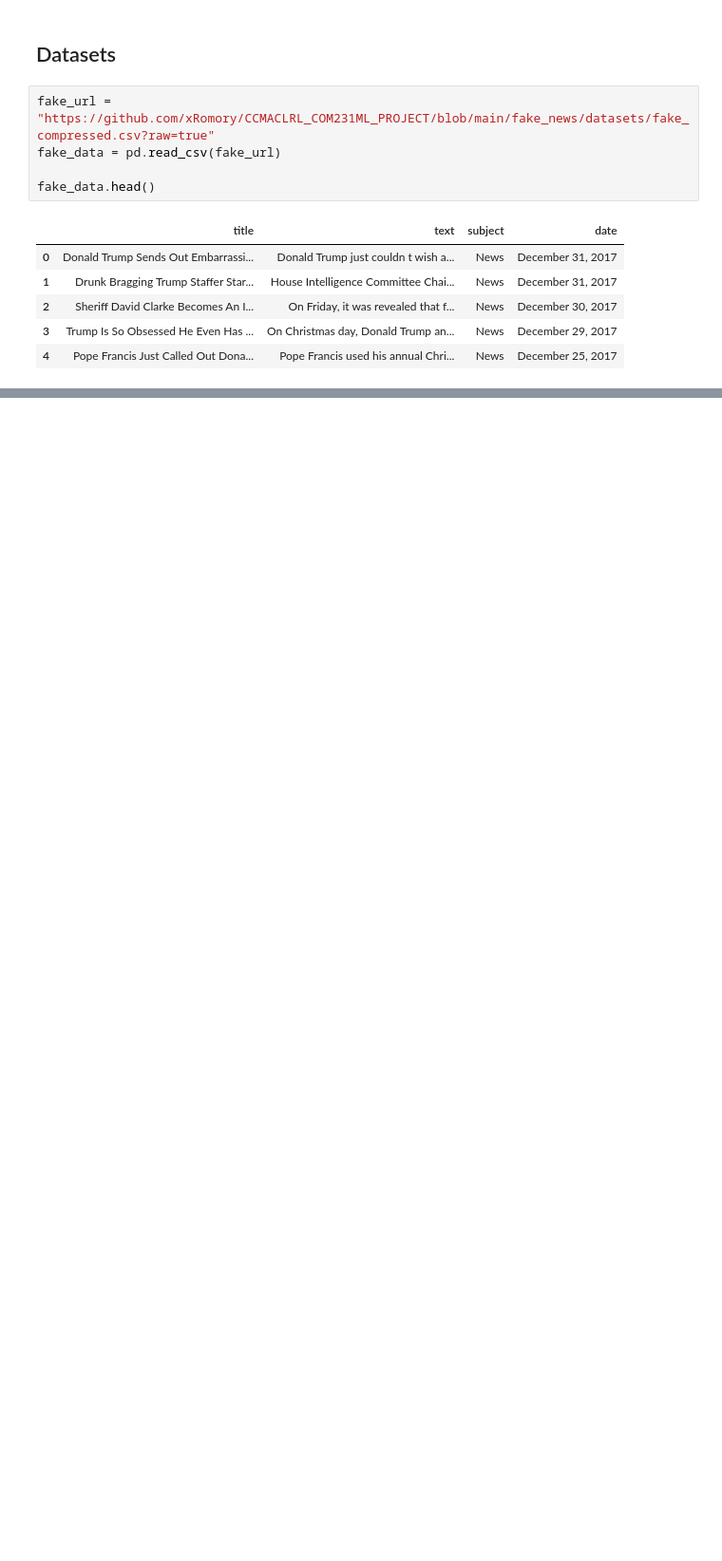
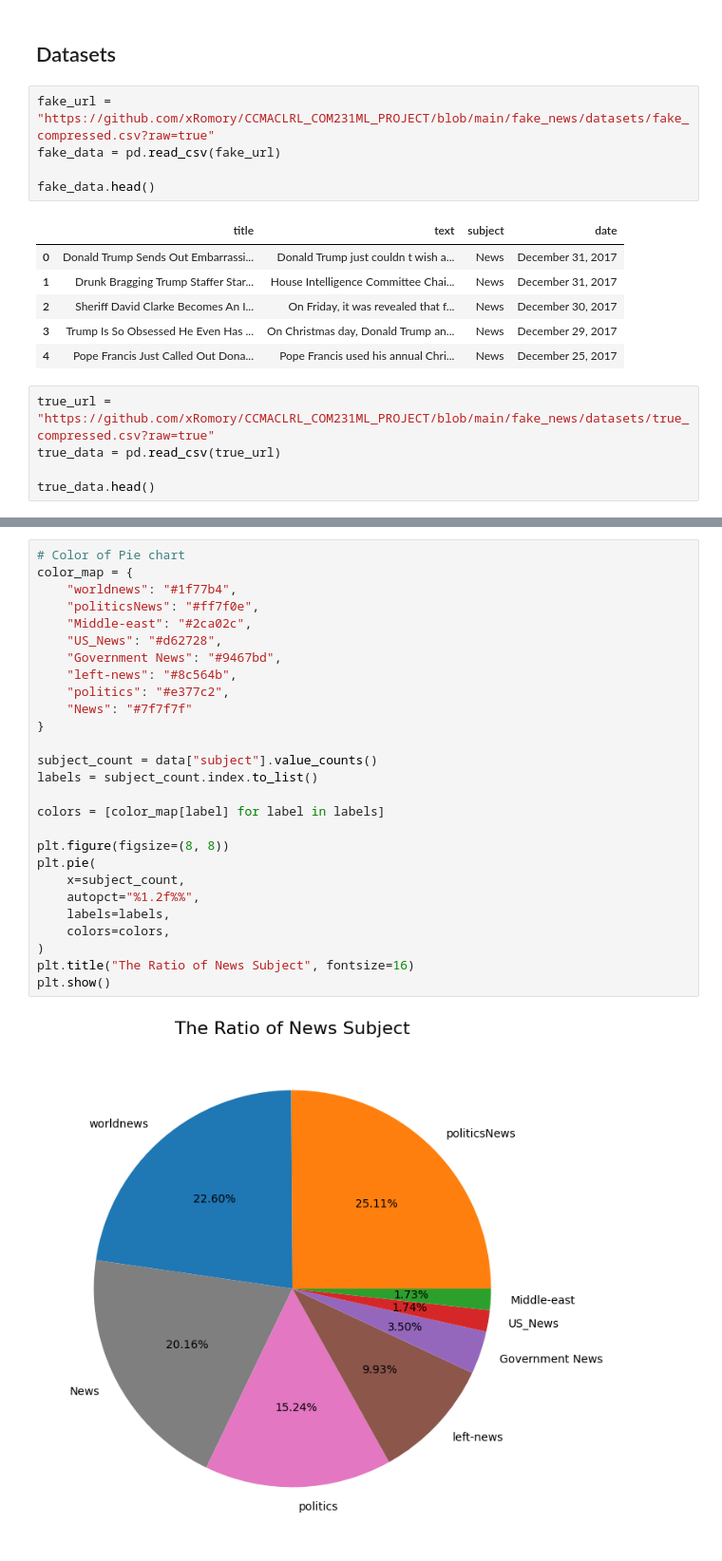
Before and after one commit to xRomory/CCMACLRL_COM231ML_PROJECT, a Jupyter notebook: fake_news/fake_news_detection.ipynb, the cells around one changed output, grey strips where cells are left out. Shown: that part at 95% size. Drawn from its saved outputs; the diff is of its cells as text; blank space fills up the shorter version.

```diff
--- a/fake_news/fake_news_detection.ipynb
+++ b/fake_news/fake_news_detection.ipynb
@@ -20,3 +22,8 @@ fake_data.head()
 | 2 | Sheriff David Clarke Becomes An I... | On Friday, it was revealed that f... | News | December 30, 2017 |
 | 3 | Trump Is So Obsessed He Even Has ... | On Christmas day, Donald Trump an... | News | December 29, 2017 |
 | 4 | Pope Francis Just Called Out Dona... | Pope Francis used his annual Chri... | News | December 25, 2017 |
+# %%
+true_url = "https://github.com/xRomory/CCMACLRL_COM231ML_PROJECT/blob/main/fake_news/datasets/true_compressed.csv?raw=true"
+true_data = pd.read_csv(true_url)
+
+true_data.head()
@@ -42,0 +126,29 @@ memory usage: 2.1+ MB
+# %%
+# Color of Pie chart
+color_map = {
+    "worldnews": "#1f77b4",
+    "politicsNews": "#ff7f0e",
+    "Middle-east": "#2ca02c",
+    "US_News": "#d62728",
+    "Government News": "#9467bd",
+    "left-news": "#8c564b",
+    "politics": "#e377c2",
+    "News": "#7f7f7f"
+}
+
+subject_count = data["subject"].value_counts()
+labels = subject_count.index.to_list()
+
+colors = [color_map[label] for label in labels]
+
+plt.figure(figsize=(8, 8))
+plt.pie(
+    x=subject_count,
+    autopct="%1.2f%%",
+    labels=labels,
+    colors=colors,
+)
+plt.title("The Ratio of News Subject", fontsize=16)
+plt.show()
+# %% [output]
+[figure, added]
```
Also changed, not shown: parts of 17 cells of this notebook, 1 other file.
